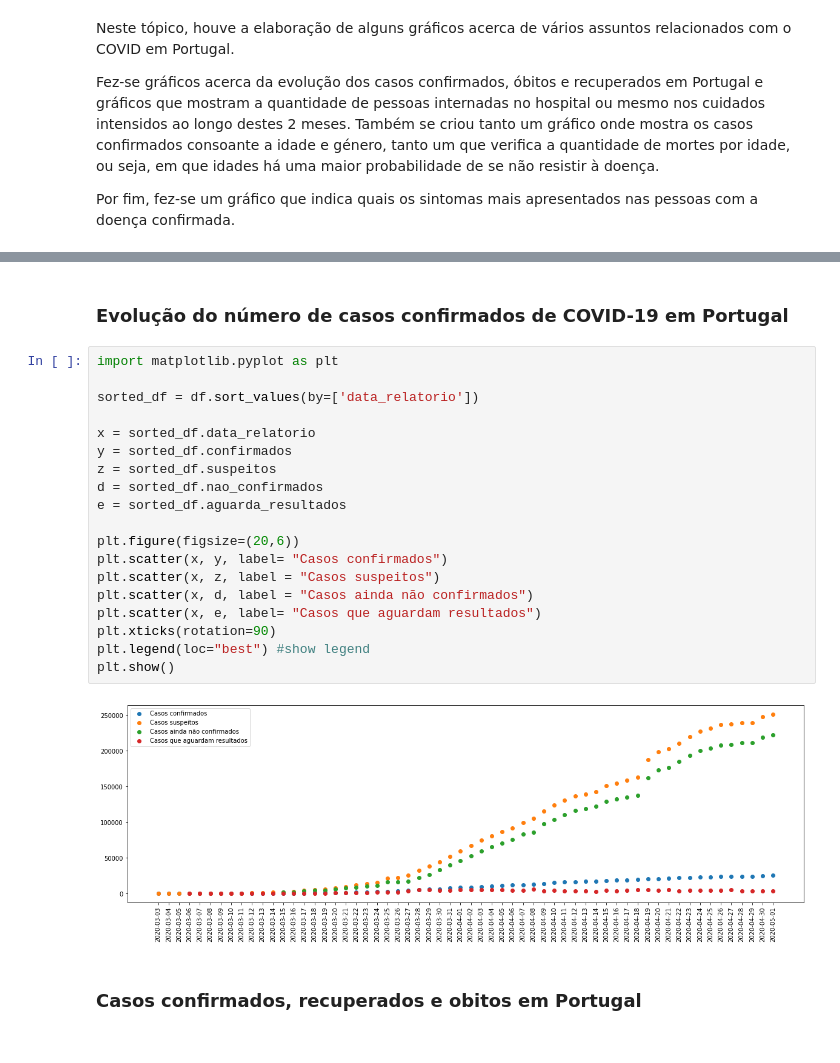
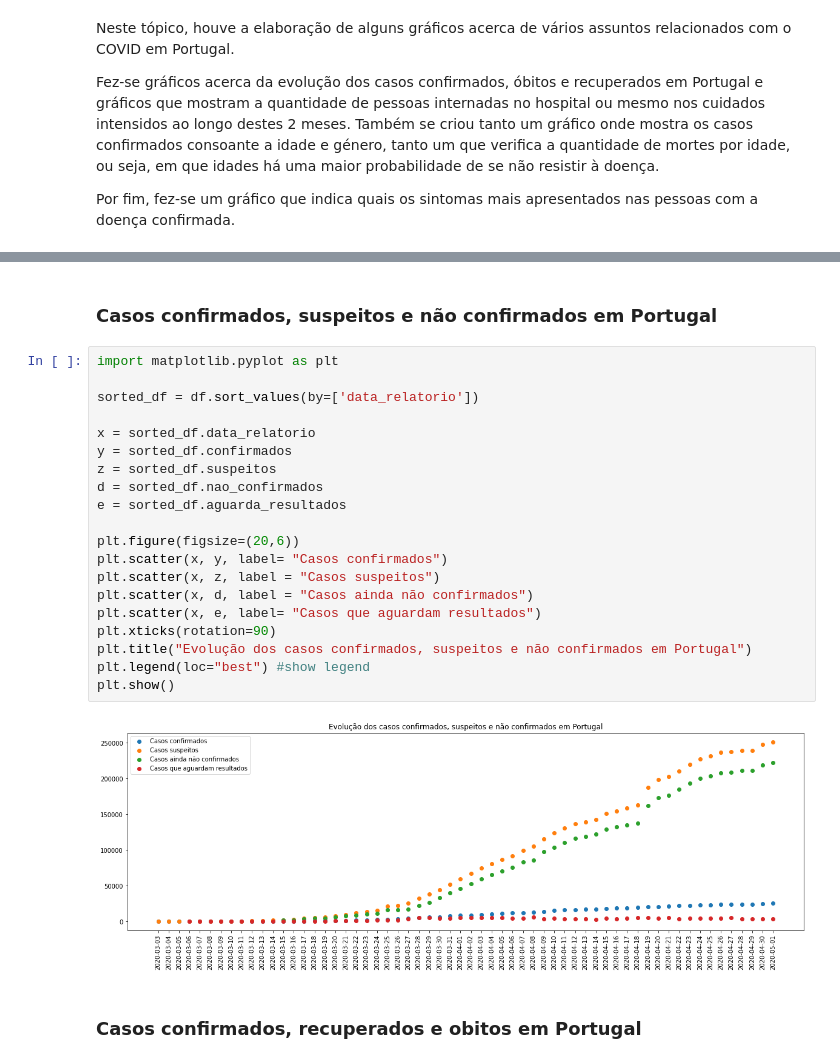
Before and after one commit to marianallc/TAprojectCOVID19, a Jupyter notebook: covid19.ipynb, the cells around one changed output, grey strips where cells are left out. Cells and saved outputs as stored; diff of their text form.

```diff
--- a/covid19.ipynb
+++ b/covid19.ipynb
@@ -400,26 +524,27 @@ df = pd.read_csv("https://raw.githubusercontent.com/jgrocha/covid-pt/master/situ
-# %% [markdown]
-### Evolução do número de casos confirmados de COVID-19 em Portugal
+# %% [markdown]
+### Casos confirmados, suspeitos e não confirmados em Portugal
 # %%
 import matplotlib.pyplot as plt
 
 sorted_df = df.sort_values(by=['data_relatorio'])
 
 x = sorted_df.data_relatorio
 y = sorted_df.confirmados
 z = sorted_df.suspeitos
 d = sorted_df.nao_confirmados
 e = sorted_df.aguarda_resultados
 
 plt.figure(figsize=(20,6))
 plt.scatter(x, y, label= "Casos confirmados")
 plt.scatter(x, z, label = "Casos suspeitos")
 plt.scatter(x, d, label = "Casos ainda não confirmados")
 plt.scatter(x, e, label= "Casos que aguardam resultados")
 plt.xticks(rotation=90)
+plt.title("Evolução dos casos confirmados, suspeitos e não confirmados em Portugal")
 plt.legend(loc="best") #show legend
 plt.show()
 # %% [output]
-[figure, old version]
+[figure, new version]
 # %% [markdown]
 ### Casos confirmados, recuperados e obitos em Portugal
 # %%
```
Also changed, not shown: parts of 29 cells of this notebook.
